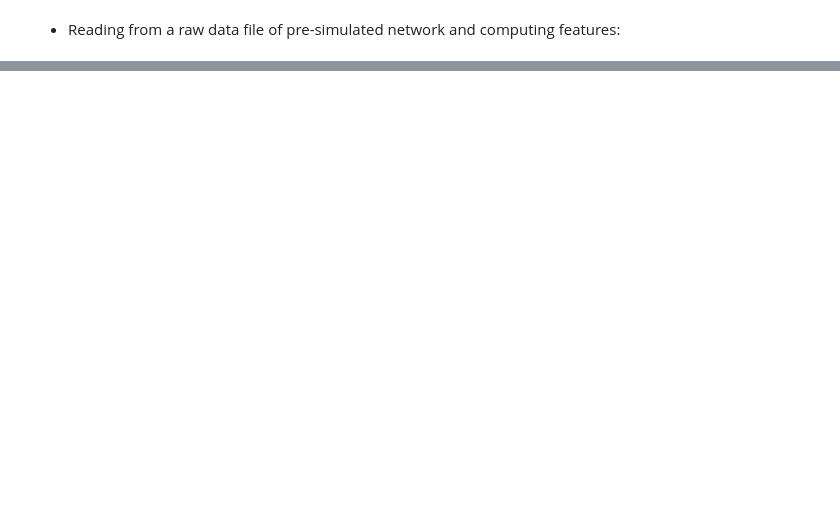
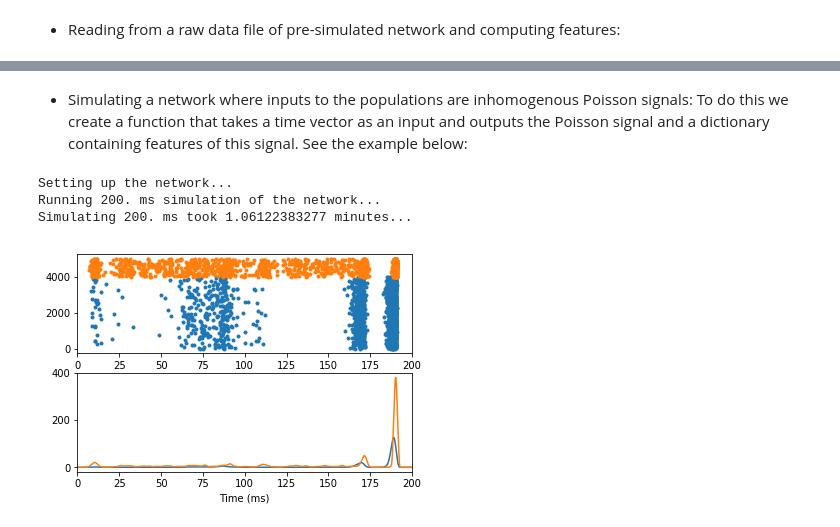
Before and after one commit to AAshqar/GammaCoupling, a Jupyter notebook: Tutorial_I.ipynb, the cells around one changed output, grey strips where cells are left out. Drawn from its saved outputs; the diff is of its cells as text; code cells hidden in the pictures; blank space fills up the shorter version.

Commit message:
- Modified main simulation function to accept functions as inputs to the populations (inhomogenous Poisson inputs) - Added more examples to the tutorial

```diff
--- a/Tutorial_I.ipynb
+++ b/Tutorial_I.ipynb
@@ -38,0 +66,25 @@ feats_dict_fromfile = analyze_raw('Tutorial1_raw.h5')
+# %% [markdown]
+* Simulating a network where inputs to the populations are inhomogenous Poisson signals:
+To do this we create a function that takes a time vector as an input and outputs the Poisson signal and a dictionary containing features of this signal. See the example below:
+# %%
+def InhPois_sig(time_vect):
+    DC_Inp = 1*kHz
+    IPois_A = 2*kHz
+    IPois_f = 10*Hz
+    IPois_ph = 90.
+    IPoisA_Type = 'ramp'
+    IPois_phrad = IPois_ph*np.pi/180.
+    params_dict = {'DC_Inp':DC_Inp,'IPois_A':IPois_A,'IPois_f':IPois_f,'IPois_ph':IPois_ph,'IPoisA_Type':IPoisA_Type,'IPois_phrad':IPois_phrad}
+
+    if IPoisA_Type is 'ramp':
+        IPois_A = np.linspace(0, IPois_A/kHz, len(time_vect))*kHz
+    PoissRate = TimedArray(DC_Inp+IPois_A*np.cos(2*np.pi*IPois_f*time_vect+IPois_phrad), dt=defaultclock.dt)
+
+    return PoissRate, params_dict
+# %%
+x = sim_network(PyrInp=InhPois_sig, IntInp=1, runtime=200, PlotFlag=True)
+# %% [output]
+Setting up the network...
+Running 200. ms simulation of the network...
+Simulating 200. ms took 1.06122383277 minutes...
+[figure, added]
```
Also changed, not shown: parts of 5 cells of this notebook, 1 other file.
